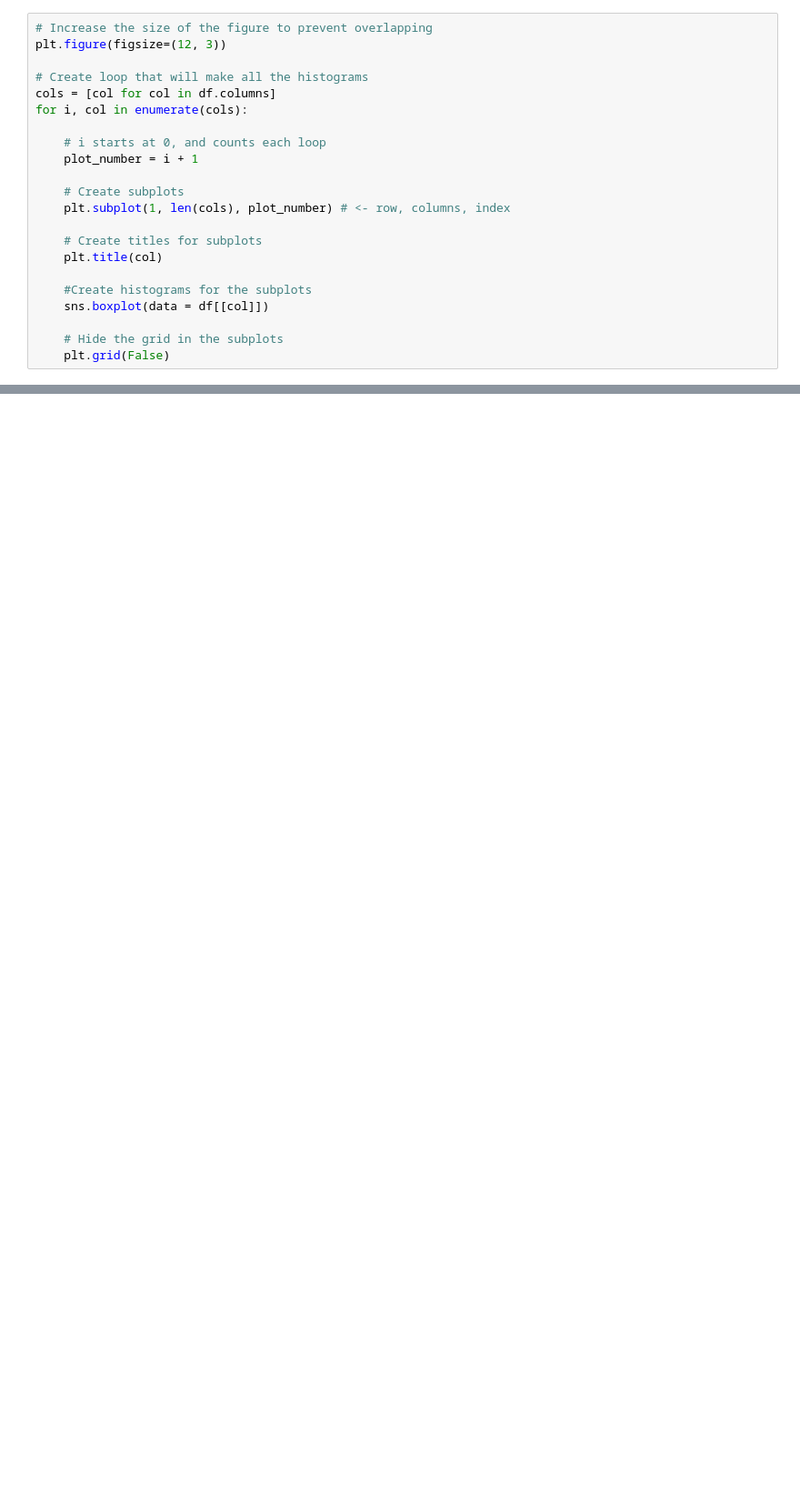
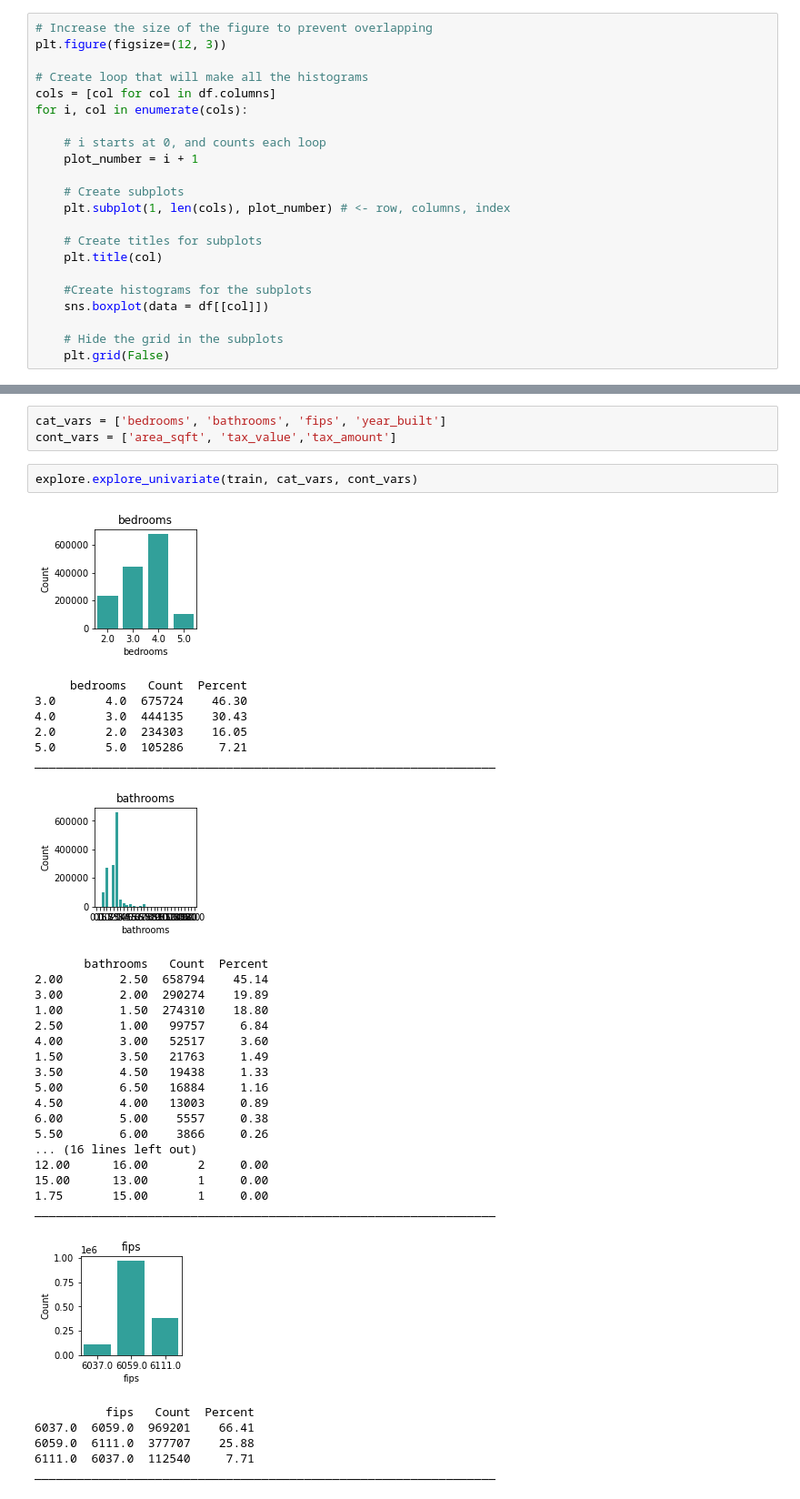
Before and after one commit to ian-james-johnson/regression_exercises, a Jupyter notebook: explore.ipynb, the cells around one changed output, grey strips where cells are left out. Shown at 91% size. Drawn from its saved outputs; the diff is of its cells as text; blank space fills up the shorter version.

```diff
--- a/explore.ipynb
+++ b/explore.ipynb
@@ -117,0 +211,37 @@ plt.show()
+# %%
+cat_vars = ['bedrooms', 'bathrooms', 'fips', 'year_built']
+cont_vars = ['area_sqft', 'tax_value','tax_amount']
+# %%
+explore.explore_univariate(train, cat_vars, cont_vars)
+# %% [output]
+[figure, added]
+     bedrooms   Count  Percent
+3.0       4.0  675724    46.30
+4.0       3.0  444135    30.43
+2.0       2.0  234303    16.05
+5.0       5.0  105286     7.21
+_________________________________________________________________
+[figure, added]
+       bathrooms   Count  Percent
+2.00        2.50  658794    45.14
+3.00        2.00  290274    19.89
+1.00        1.50  274310    18.80
+2.50        1.00   99757     6.84
+4.00        3.00   52517     3.60
+1.50        3.50   21763     1.49
+3.50        4.50   19438     1.33
+5.00        6.50   16884     1.16
+4.50        4.00   13003     0.89
+6.00        5.00    5557     0.38
+5.50        6.00    3866     0.26
+... (16 lines left out)
+12.00      16.00       2     0.00
+15.00      13.00       1     0.00
+1.75       15.00       1     0.00
+_________________________________________________________________
+[figure, added]
+          fips   Count  Percent
+6037.0  6059.0  969201    66.41
+6059.0  6111.0  377707    25.88
+6111.0  6037.0  112540     7.71
+_________________________________________________________________
```
Also changed, not shown: parts of 36 cells of this notebook, 4 other files.
